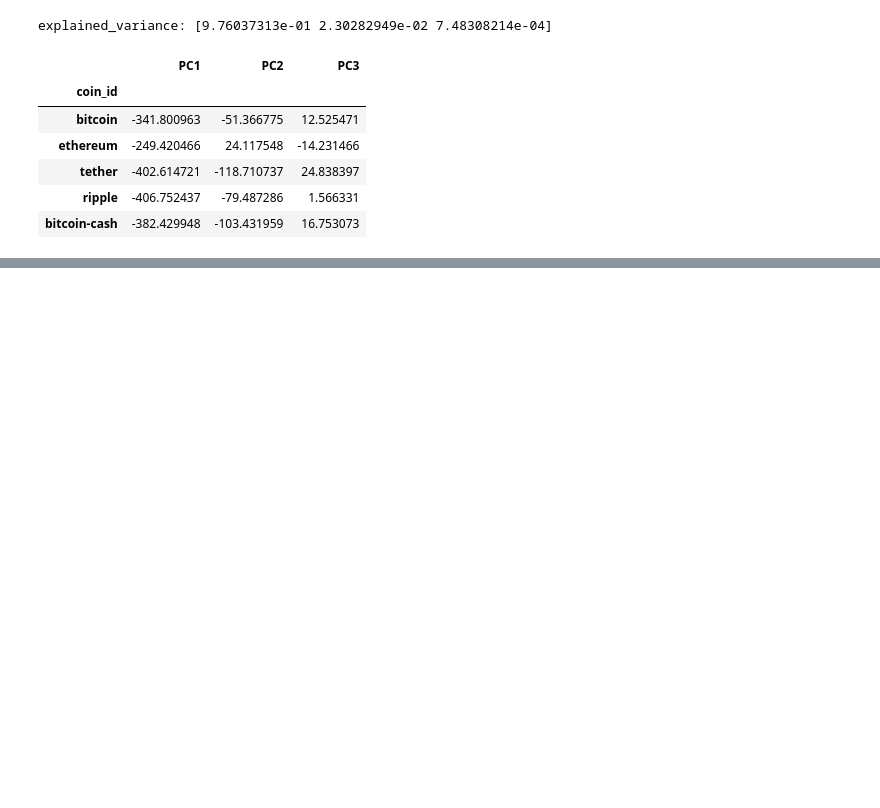
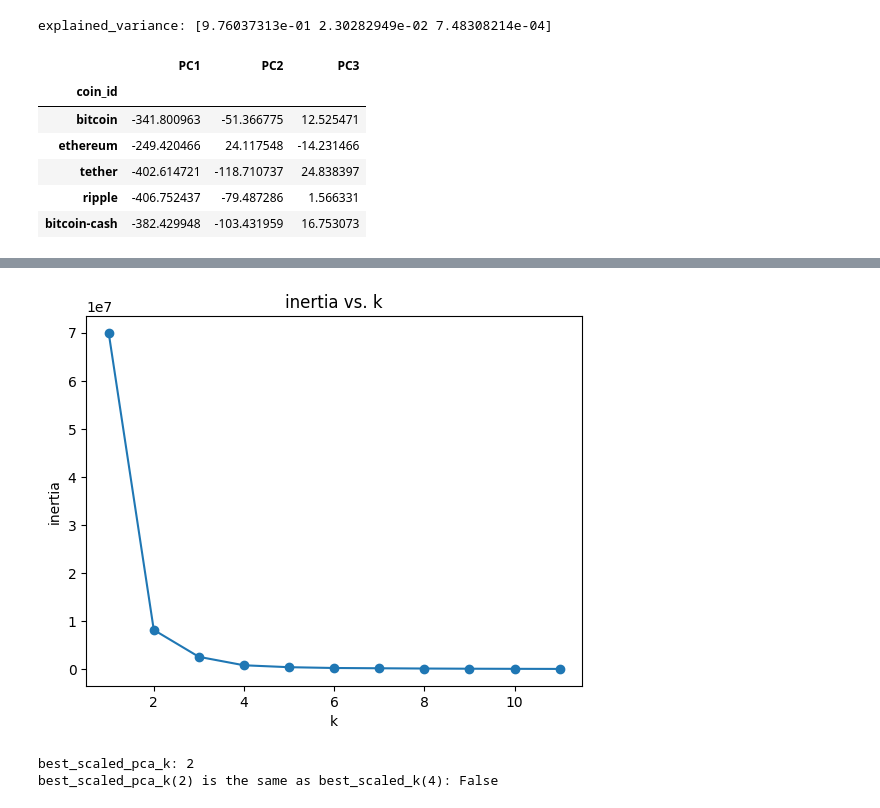
Before and after one commit to 99btyler/MSUDA-challenge-crypto, a Jupyter notebook: submission/crypto-clustering.ipynb, the cells around one changed output, grey strips where cells are left out. Cells and saved outputs as stored; diff of their text form; code cells hidden in the pictures; blank space fills up the shorter version.

Commit message:
Finished section: Scaled PCA DataFrame

```diff
--- a/submission/crypto-clustering.ipynb
+++ b/submission/crypto-clustering.ipynb
@@ -165,10 +165,10 @@ print(f"explained_variance: {explained_variance}")
 # %% [output]
 explained_variance: [9.76037313e-01 2.30282949e-02 7.48308214e-04]
 # %%
-crypto_pca_df["coin_id"] = crypto_market_data_df.index
-crypto_pca_df = crypto_pca_df.set_index("coin_id")
+scaled_crypto_pca_df["coin_id"] = crypto_market_data_df.index
+scaled_crypto_pca_df = scaled_crypto_pca_df.set_index("coin_id")
 
-crypto_pca_df.head()
+scaled_crypto_pca_df.head()
 # %% [output]
 |  | PC1 | PC2 | PC3 |
 | coin_id |  |  |  |
@@ -179,0 +184,4 @@ crypto_pca_df.head()
+# %%
+k_values = list(range(1,12))
+
+k_values
@@ -179,0 +190,13 @@ crypto_pca_df.head()
+# %%
+inertia_values = []
+
+for k_value in k_values:
+
+    kmeans = KMeans(n_clusters=k_value, random_state=42, n_init=10)
+    kmeans.fit(scaled_crypto_pca_df)
+
+    inertia_values.append(kmeans.inertia_)
+# %%
+scaled_pca_elbow_df = pd.DataFrame({"k": k_values, "inertia": inertia_values})
+
+scaled_pca_elbow_df.head()
@@ -179,0 +210,21 @@ crypto_pca_df.head()
+# %%
+# figure
+plt.plot(scaled_pca_elbow_df["k"], scaled_pca_elbow_df["inertia"], marker="o")
+
+# formatting
+plt.title("inertia vs. k")
+plt.xlabel("k")
+plt.ylabel("inertia")
+
+# show
+plt.show()
+# %% [output]
+[figure, added]
+# %%
+best_scaled_pca_k = 2
+
+print(f"best_scaled_pca_k: {best_scaled_pca_k}")
+print(f"best_scaled_pca_k({best_scaled_pca_k}) is the same as best_scaled_k({best_scaled_k}): {best_scaled_pca_k == best_scaled_k}")
+# %% [output]
+best_scaled_pca_k: 2
+best_scaled_pca_k(2) is the same as best_scaled_k(4): False
```
Also changed, not shown: parts of 18 cells of this notebook, 1 other file.
